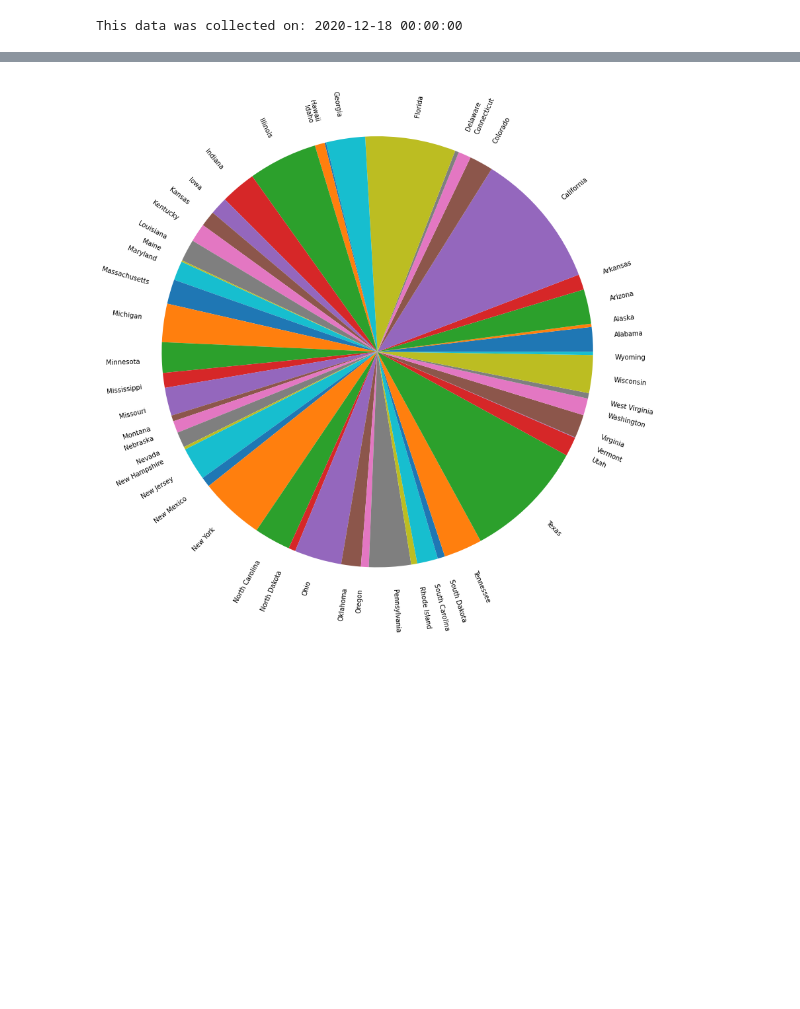
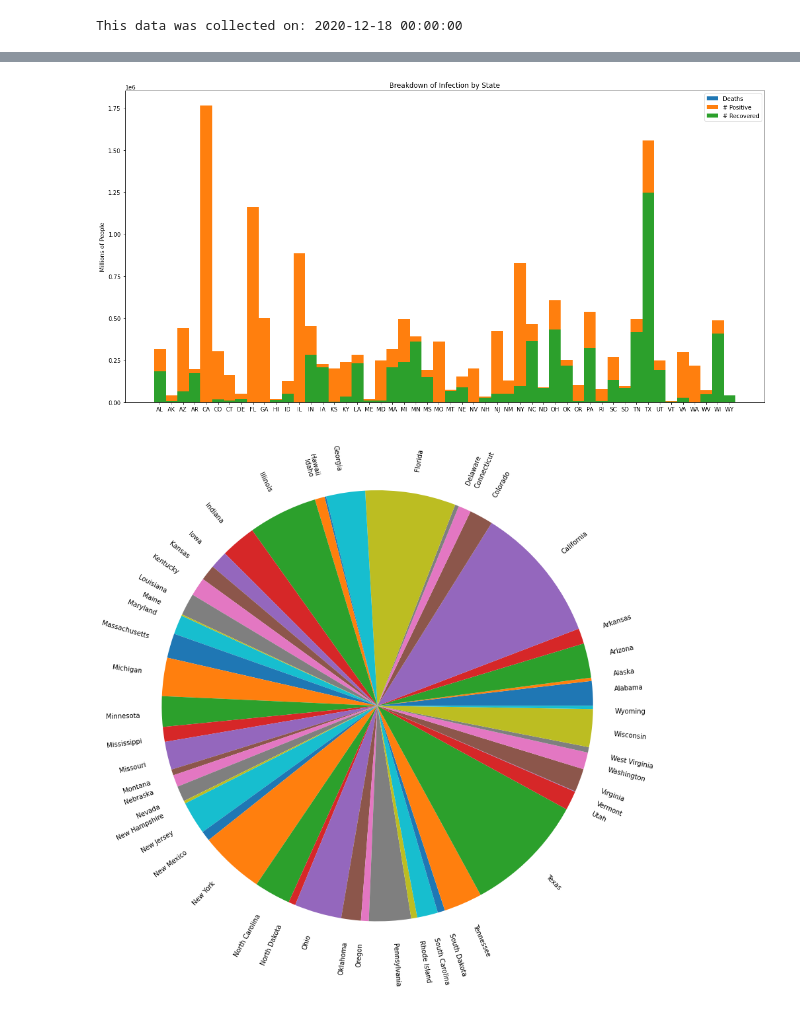
Before and after one commit to lcarbo/US_COVID_Project, a Jupyter notebook: Testing_Script.ipynb, the cells around one changed output, grey strips where cells are left out. Saved outputs shown, nothing was run; the diff lists cells and outputs as text; code cells hidden in the pictures; blank space fills up the shorter version.

Commit message:
Stacked bar chart implemented

```diff
--- a/Testing_Script.ipynb
+++ b/Testing_Script.ipynb
@@ -339,6 +338,30 @@ final_df_outlier
 | West Virginia | WV | -80.454903 | 38.597626 | 24231 | 1817305.0 | 75.00 | 42.5 | ... |
 | Wisconsin | WI | -88.787868 | 43.784440 | 65503 | 5790716.0 | 88.40 | 39.5 | ... |
 | Wyoming | WY | -107.290284 | 43.075968 | 97818 | 581024.0 | 5.94 | 37.7 | ... |
+# %%
+#creating the stacked bar chart
+labels = final_df_outlier["Abbreviation"]
+deaths = final_df_outlier["Death"]
+positive = final_df_outlier["# COVID Poistive"]
+negative = final_df_outlier["# COVID Negative"]
+recovered = final_df_outlier["# Recovered"]
+width = 1
+
+fig, ax = plt.subplots(figsize=(20,10))
+ax.bar(labels, deaths, width=width, label='Deaths',)
+ax.bar(labels, positive, width=width, label='# Positive')
+# ax.bar(labels, negative, width=width, label='# Negative')
+ax.bar(labels, recovered, width=width, label='# Recovered')
+
+
+ax.set_ylabel('Millions of People')
+ax.set_title('Breakdown of Infection by State')
+ax.legend()
+
+
+plt.show()
+# %% [output]
+[figure, added]
 # %%
 # Create a pie chart showing total number of positive cases by state
 final_df_outlier["# COVID Poistive"].plot(kind="pie", figsize=(15,15), rotatelabels=True)
```
Also changed, not shown: parts of 2 cells of this notebook.
